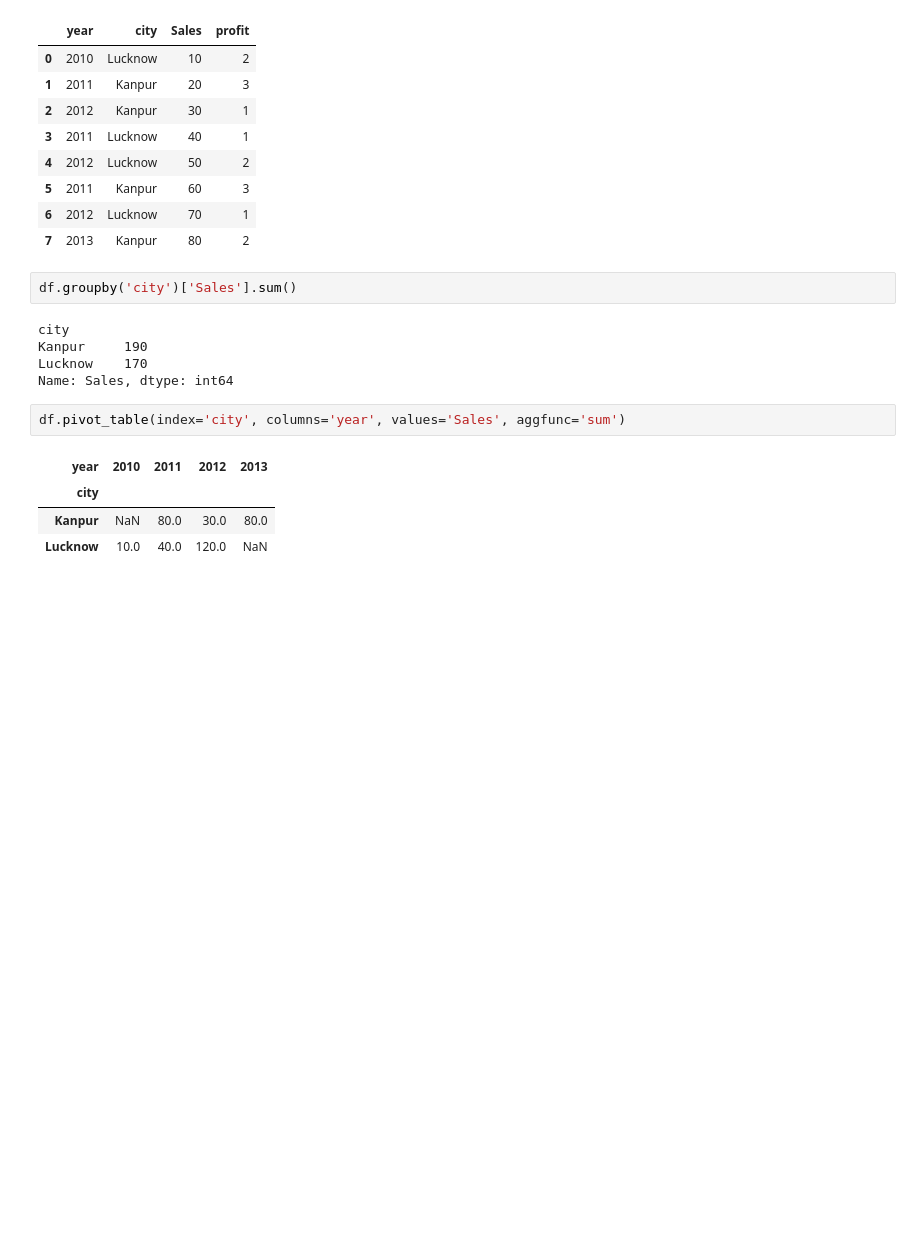
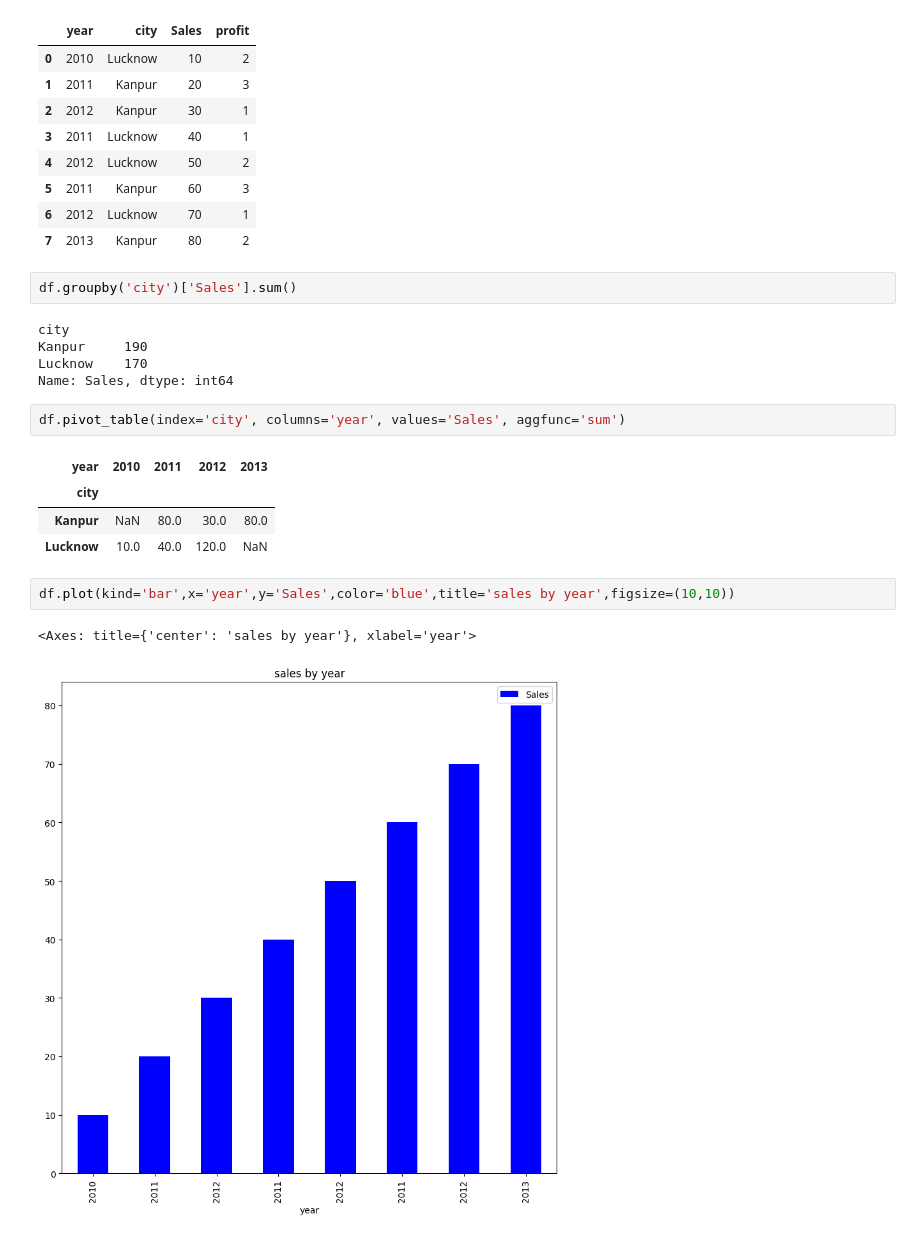
Before and after one commit to Sagarkumar01/DP-APR-PYDS-330-TTS, a Jupyter notebook: prepro4.ipynb/prepro4.ipynb, the cells around one changed output. Saved outputs shown, nothing was run; the diff lists cells and outputs as text; blank space fills up the shorter version.

```diff
--- a/prepro4.ipynb/prepro4.ipynb
+++ b/prepro4.ipynb/prepro4.ipynb
@@ -33,3 +36,8 @@ df.pivot_table(index='city', columns='year', values='Sales', aggfunc='sum')
 | city |  |  |  |  |
 | Kanpur | NaN | 80.0 | 30.0 | 80.0 |
 | Lucknow | 10.0 | 40.0 | 120.0 | NaN |
+# %%
+df.plot(kind='bar',x='year',y='Sales',color='blue',title='sales by year',figsize=(10,10))
+# %% [output]
+<Axes: title={'center': 'sales by year'}, xlabel='year'>
+[figure, added]
```
Also changed, not shown: parts of 8 cells of this notebook, 34 other files.
